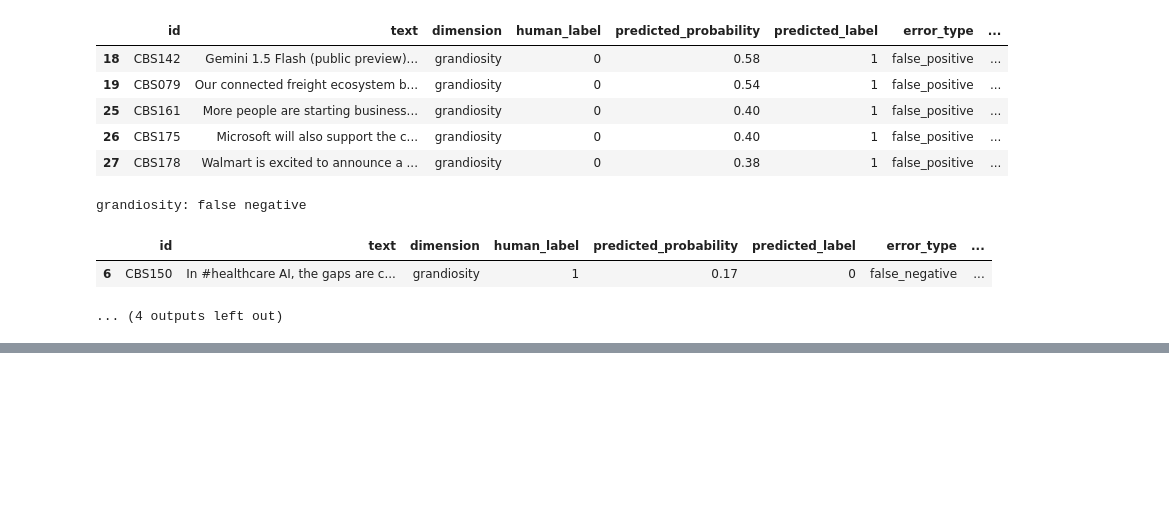
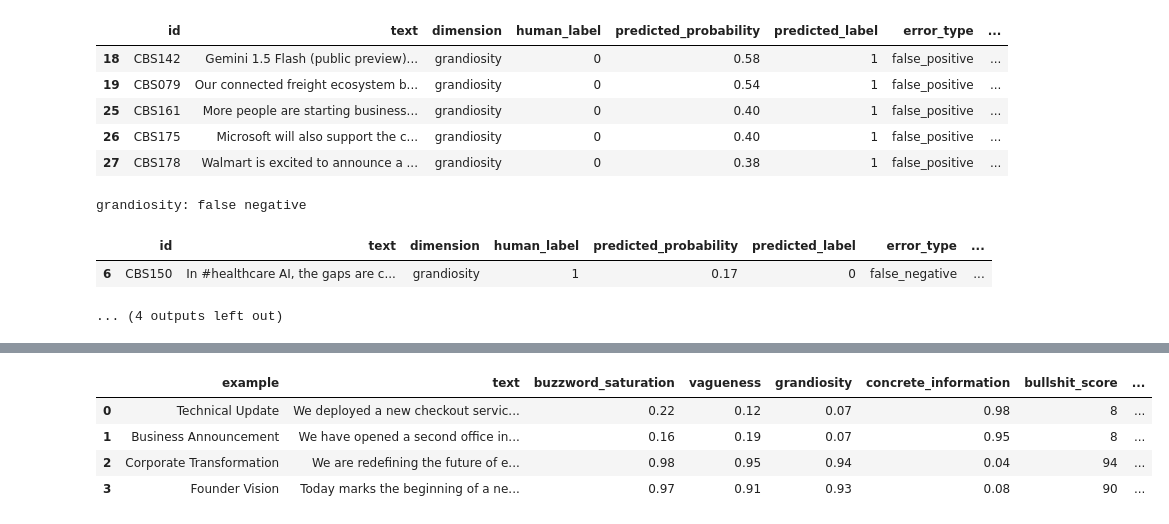
Before and after one commit to scharlatan-ai/corporate-bullshit-detector, a Jupyter notebook: notebooks/Corp_Bullshit_Detector.ipynb, the cells around one changed output, grey strips where cells are left out. Saved outputs shown, nothing was run; the diff lists cells and outputs as text; code cells hidden in the pictures; blank space fills up the shorter version.

```diff
--- a/notebooks/Corp_Bullshit_Detector.ipynb
+++ b/notebooks/Corp_Bullshit_Detector.ipynb
@@ -559,0 +857,45 @@ grandiosity: false negative
+# %%
+end_to_end_rows = []
+
+for example in end_to_end_examples:
+    decision = jev_provider.analyze(example["text"])
+    raw_score = bullshit_score_evidence_discount(decision)
+    verdict = interpret_bullshit_score(raw_score)
+
+    end_to_end_rows.append({
+        "example": example["example"],
+        "text": example["text"],
+        "buzzword_saturation": decision.buzzword_saturation,
+        "vagueness": decision.vagueness,
+        "grandiosity": decision.grandiosity,
+        "concrete_information": decision.concrete_information,
+        "bullshit_score": verdict.bullshit_score,
+        "level": verdict.level,
+        "explanation": verdict.explanation,
+    })
+
+end_to_end_df = pd.DataFrame(end_to_end_rows, columns=[
+    "example",
+    "text",
+    "buzzword_saturation",
+    "vagueness",
+    "grandiosity",
+    "concrete_information",
+    "bullshit_score",
+    "level",
+    "explanation",
+])
+
+decision_columns = [
+    "buzzword_saturation",
+    "vagueness",
+    "grandiosity",
+    "concrete_information",
+]
+display(end_to_end_df.round({column: 3 for column in decision_columns}))
+# %% [output]
+|  | example | text | buzzword_saturation | vagueness | grandiosity | concrete_information | bullshit_score | ... |
+| 0 | Technical Update | We deployed a new checkout servic... | 0.22 | 0.12 | 0.07 | 0.98 | 8 | ... |
+| 1 | Business Announcement | We have opened a second office in... | 0.16 | 0.19 | 0.07 | 0.95 | 8 | ... |
+| 2 | Corporate Transformation | We are redefining the future of e... | 0.98 | 0.95 | 0.94 | 0.04 | 94 | ... |
+| 3 | Founder Vision | Today marks the beginning of a ne... | 0.97 | 0.91 | 0.93 | 0.08 | 90 | ... |
```
Also changed, not shown: parts of 17 cells of this notebook, 1 other file.
